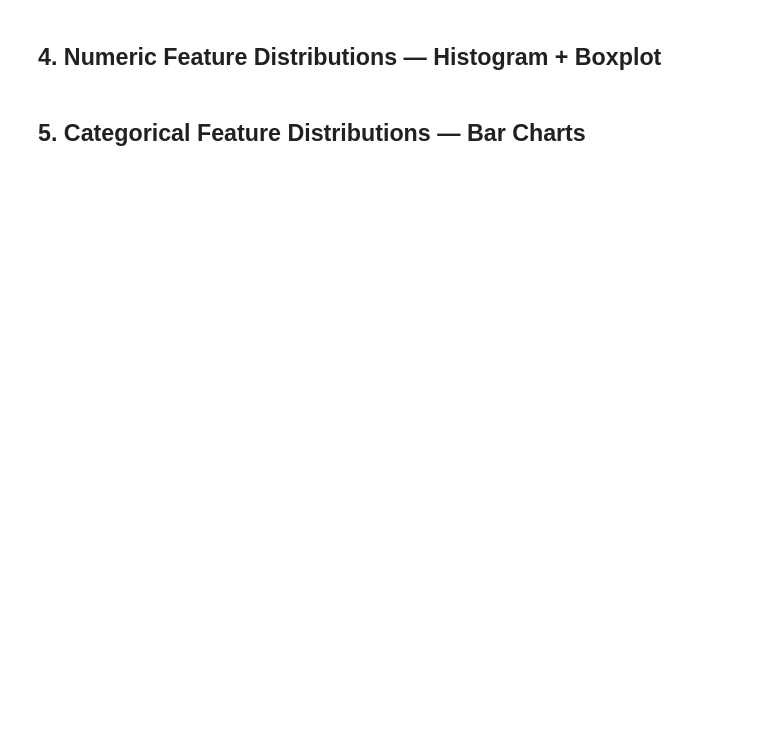
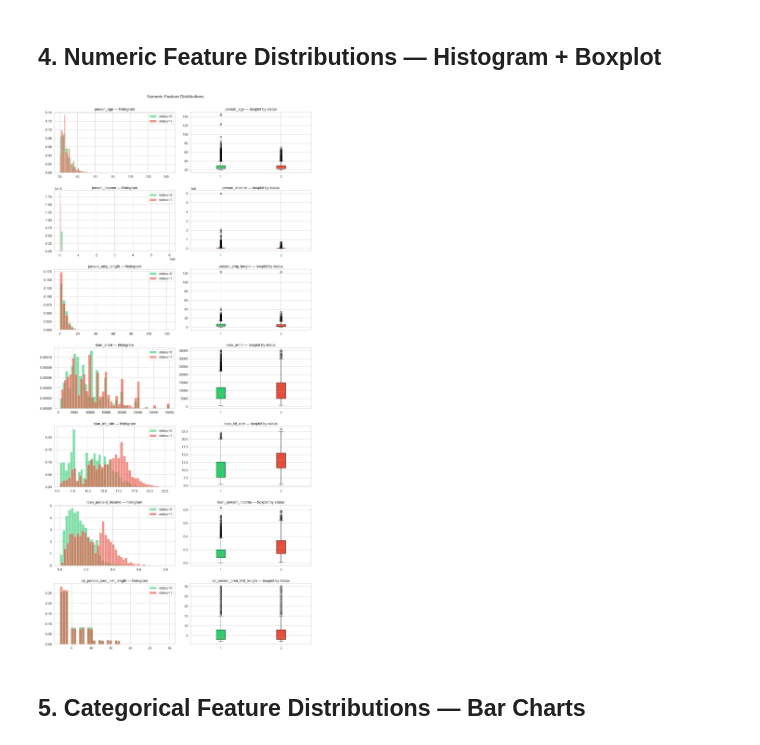
Before and after one commit to Febrian123-create/Tubes-Kecerdasan-Mesin, a Jupyter notebook: notebooks/01_eda.ipynb, the cells around one changed output. Cells and saved outputs as stored; diff of their text form; code cells hidden in the pictures; blank space fills up the shorter version.

```diff
--- a/notebooks/01_eda.ipynb
+++ b/notebooks/01_eda.ipynb
@@ -66,29 +115,31 @@ plt.show()
 # %%
 numeric_cols = ['person_age', 'person_income', 'person_emp_length',
                 'loan_amnt', 'loan_int_rate', 'loan_percent_income',
                 'cb_person_cred_hist_length']
 
 fig, axes = plt.subplots(len(numeric_cols), 2, figsize=(14, 4 * len(numeric_cols)))
 
 for i, col in enumerate(numeric_cols):
     for label, color in [(0, '#2ecc71'), (1, '#e74c3c')]:
         axes[i, 0].hist(df[df['loan_status'] == label][col].dropna(),
                         bins=40, alpha=0.6, color=color,
                         label=f'status={label}', density=True)
     axes[i, 0].set_title(f'{col} — histogram')
     axes[i, 0].legend()
 
     data = [df[df['loan_status'] == 0][col].dropna(),
             df[df['loan_status'] == 1][col].dropna()]
     bp = axes[i, 1].boxplot(data, patch_artist=True,
-                             labels=['Good (0)', 'Default (1)'])
+                            label=['Success (0)', 'Fail (1)'])
     bp['boxes'][0].set_facecolor('#2ecc71')
     bp['boxes'][1].set_facecolor('#e74c3c')
     axes[i, 1].set_title(f'{col} — boxplot by status')
 
 plt.suptitle('Numeric Feature Distributions', fontsize=15, y=1.002)
 plt.tight_layout()
 plt.show()
+# %% [output]
+[figure, added]
 # %% [markdown]
 ## 5. Categorical Feature Distributions — Bar Charts
 # %%
```
Also changed, not shown: parts of 10 cells of this notebook, 10 other files.
